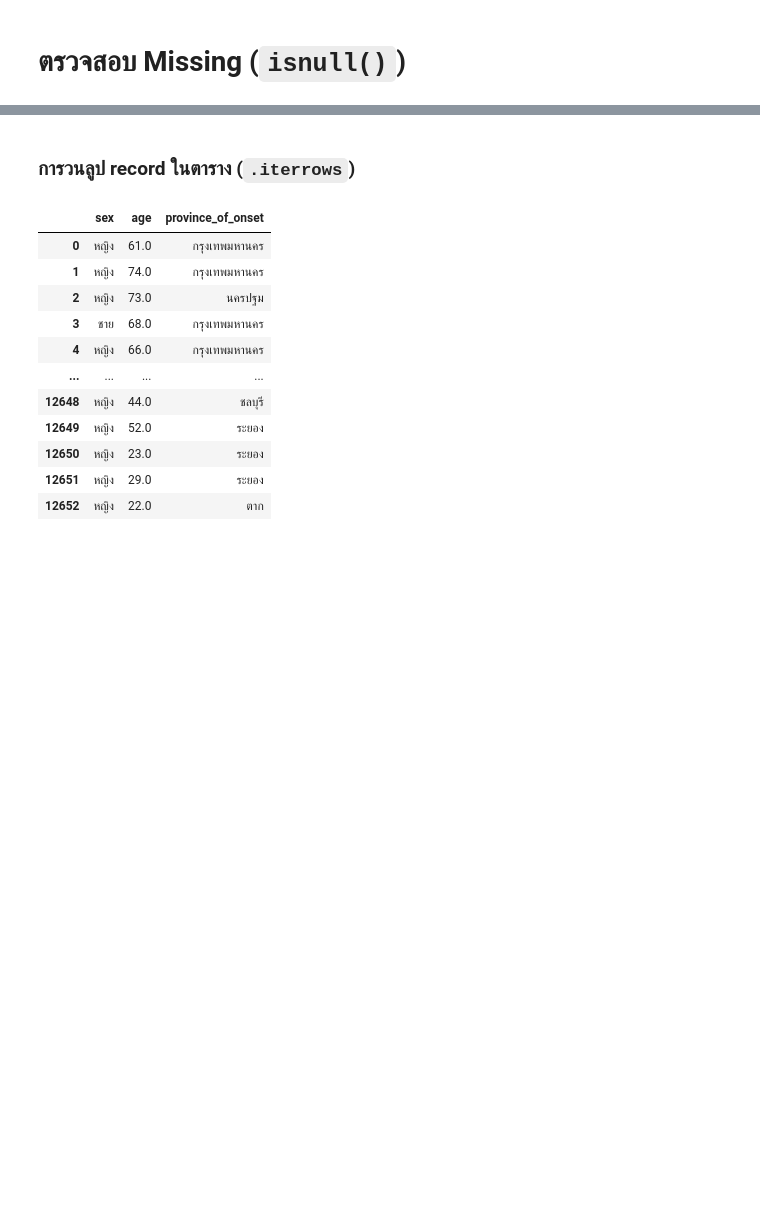
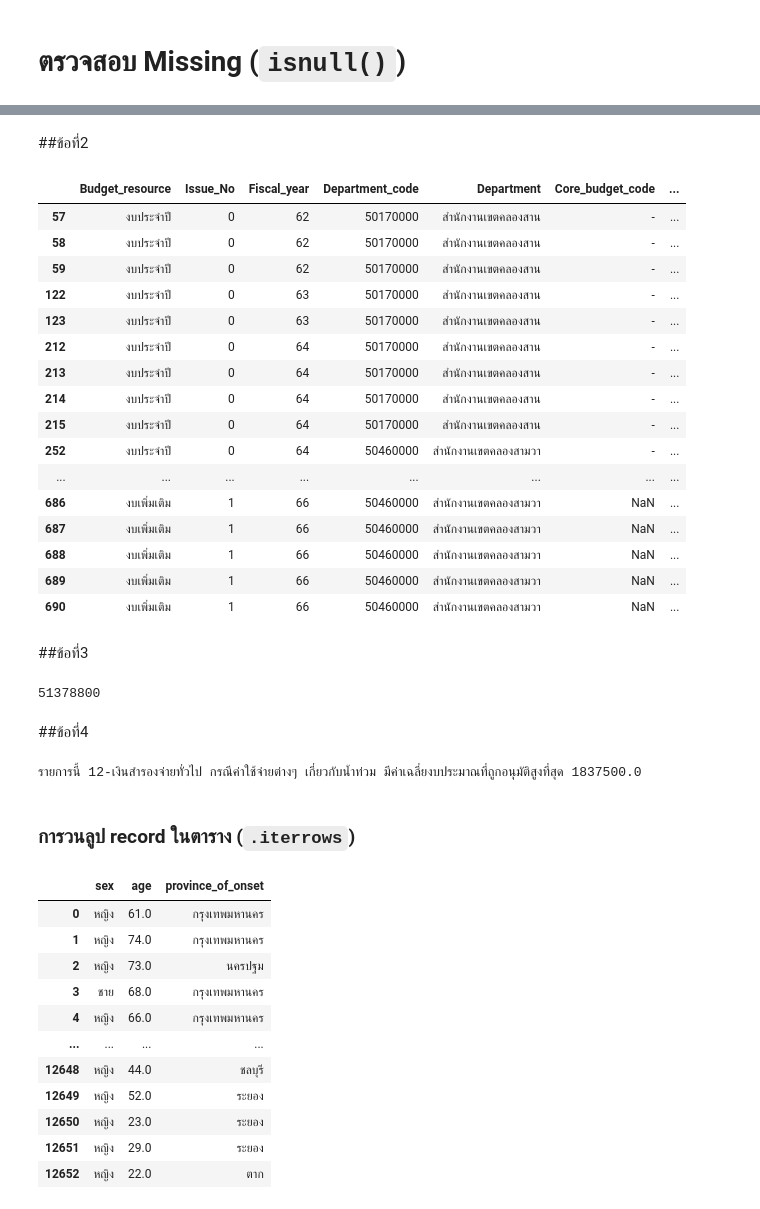
Before and after one commit to Tawanss/Peyton-data-viz, a Jupyter notebook: Pandas101.ipynb, the cells around one changed output, grey strips where cells are left out. Cells and saved outputs as stored; diff of their text form; code cells hidden in the pictures; blank space fills up the shorter version.

````diff
--- a/Pandas101.ipynb
+++ b/Pandas101.ipynb
@@ -1084,0 +375,2 @@ dtype: bool
+# %%
+data1.dropna(subset=['Fiscal_year'],inplace=True)
@@ -1084,0 +400,2 @@ dtype: bool
+# %%
+data1.fillna('-',inplace=True)
@@ -1085,3 +461,57 @@ dtype: bool
+# %% [markdown]
+##ข้อที่2
+# %%
+data1[(data1['Department'] == 'สำนักงานเขตคลองสาน') | (data1['Department'] == 'สำนักงานเขตคลองสามวา')]
+# %% [output]
+|  | Budget_resource | Issue_No | Fiscal_year | Department_code | Department | Core_budget_code | ... |
+| 57 | งบประจำปี | 0 | 62 | 50170000 | สำนักงานเขตคลองสาน | - | ... |
+| 58 | งบประจำปี | 0 | 62 | 50170000 | สำนักงานเขตคลองสาน | - | ... |
+| 59 | งบประจำปี | 0 | 62 | 50170000 | สำนักงานเขตคลองสาน | - | ... |
+| 122 | งบประจำปี | 0 | 63 | 50170000 | สำนักงานเขตคลองสาน | - | ... |
+| 123 | งบประจำปี | 0 | 63 | 50170000 | สำนักงานเขตคลองสาน | - | ... |
+| 212 | งบประจำปี | 0 | 64 | 50170000 | สำนักงานเขตคลองสาน | - | ... |
+| 213 | งบประจำปี | 0 | 64 | 50170000 | สำนักงานเขตคลองสาน | - | ... |
+| 214 | งบประจำปี | 0 | 64 | 50170000 | สำนักงานเขตคลองสาน | - | ... |
+| 215 | งบประจำปี | 0 | 64 | 50170000 | สำนักงานเขตคลองสาน | - | ... |
+| 252 | งบประจำปี | 0 | 64 | 50460000 | สำนักงานเขตคลองสามวา | - | ... |
+| ... | ... | ... | ... | ... | ... | ... | ... |
+| 686 | งบเพิ่มเติม | 1 | 66 | 50460000 | สำนักงานเขตคลองสามวา | NaN | ... |
+| 687 | งบเพิ่มเติม | 1 | 66 | 50460000 | สำนักงานเขตคลองสามวา | NaN | ... |
+| 688 | งบเพิ่มเติม | 1 | 66 | 50460000 | สำนักงานเขตคลองสามวา | NaN | ... |
+| 689 | งบเพิ่มเติม | 1 | 66 | 50460000 | สำนักงานเขตคลองสามวา | NaN | ... |
+| 690 | งบเพิ่มเติม | 1 | 66 | 50460000 | สำนักงานเขตคลองสามวา | NaN | ... |
+# %% [markdown]
+##ข้อที่3
+# %%
+sarn_sum = data1[data1['Department'] == 'สำนักงานเขตคลองสาน']['Approved_buget'].sum()
+samwa_sum = data1[data1['Department'] == 'สำนักงานเขตคลองสามวา']['Approved_buget'].sum()
+
+print(max(sarn_sum,samwa_sum))
+# %% [output]
+51378800
+# %% [markdown]
+##ข้อที่4
+# %%
+nonna_data1 = data1.dropna()
+hascore_data1 = nonna_data1[nonna_data1['Core_budget_code'] != '-']
+hascore_data1_12 =hascore_data1[hascore_data1['Core_budget_code'] == '12-เงินสำรองจ่ายทั่วไป กรณีค่าใช้จ่ายต่างๆ เกี่ยวกับน้ำท่วม']
+hascore_data1_28 =hascore_data1[hascore_data1['Core_budget_code'] == '28-เงินสำรองค่าใช้จ่าย ในการพัฒนาเขต']
+hascore_data1_17 =hascore_data1[hascore_data1['Core_budget_code'] == '17-เงินสำรองจ่ายทั่วไป กรณีค่าใช้จ่ายเพื่อการพัฒนากรุงเทพมหานคร']
+corename = []
+x=set(hascore_data1['Core_budget_code'])
+for n in x:
+  corename.append(n)
+hascore_data1_12_MEAN =hascore_data1_12['Approved_buget'].mean()
+hascore_data1_17_MEAN =hascore_data1_17['Approved_buget'].mean()
+hascore_data1_28_MEAN =hascore_data1_28['Approved_buget'].mean()
+if (hascore_data1_12_MEAN > hascore_data1_17_MEAN ) & (hascore_data1_12_MEAN > hascore_data1_28_MEAN ):
+  print(f'รายการนี้ {corename[2]} มีค่าเฉลี่ยงบประมาณที่ถูกอนุมัติสูงที่สุด {hascore_data1_12_MEAN}')
+elif (hascore_data1_17_MEAN > hascore_data1_12_MEAN ) & (hascore_data1_17_MEAN > hascore_data1_28_MEAN ):
+  print(f'รายการนี้ {corename[0]} มีค่าเฉลี่ยงบประมาณที่ถูกอนุมัติสูงที่สุด {hascore_data1_17_MEAN}')
+elif (hascore_data1_28_MEAN > hascore_data1_12_MEAN ) & (hascore_data1_28_MEAN > hascore_data1_17_MEAN ):
+  print(f'รายการนี้ {corename[1]} มีค่าเฉลี่ยงบประมาณที่ถูกอนุมัติสูงที่สุด {hascore_data1_28_MEAN}')
+# %% [output]
+รายการนี้ 12-เงินสำรองจ่ายทั่วไป กรณีค่าใช้จ่ายต่างๆ เกี่ยวกับน้ำท่วม มีค่าเฉลี่ยงบประมาณที่ถูกอนุมัติสูงที่สุด 1837500.0
 # %% [markdown]
 ### การวนลูป record ในตาราง  (```.iterrows```)
 # %%
````
Also changed, not shown: parts of 169 cells of this notebook.
